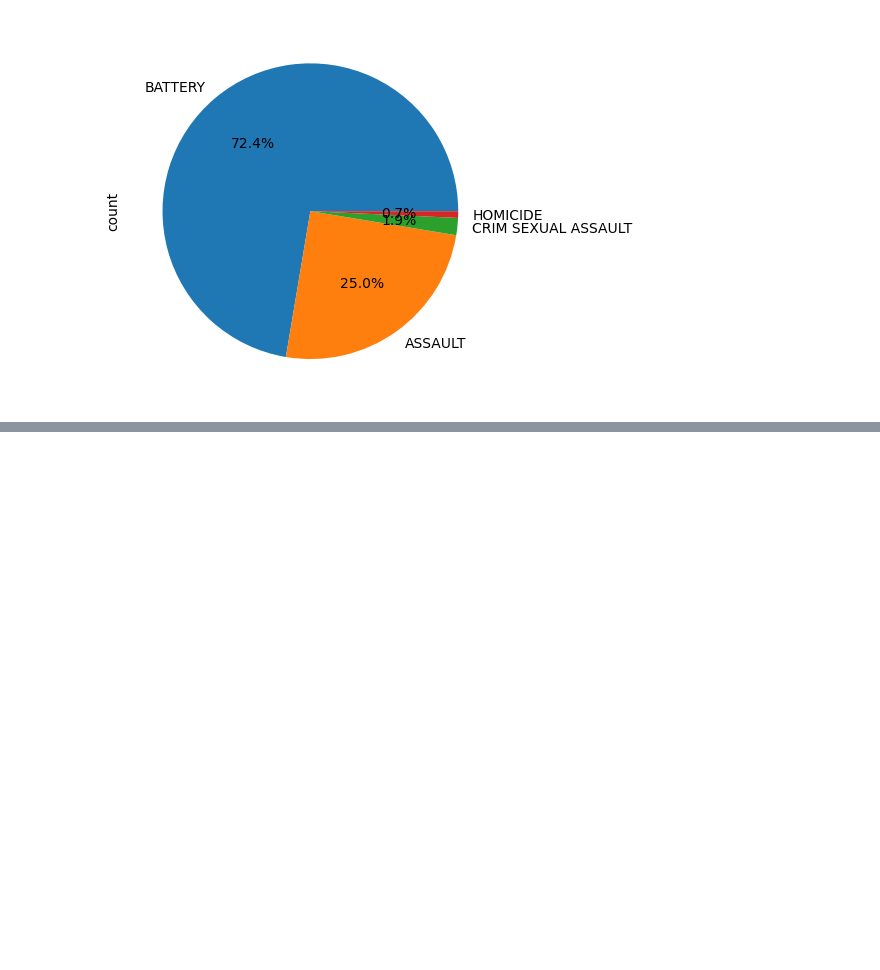
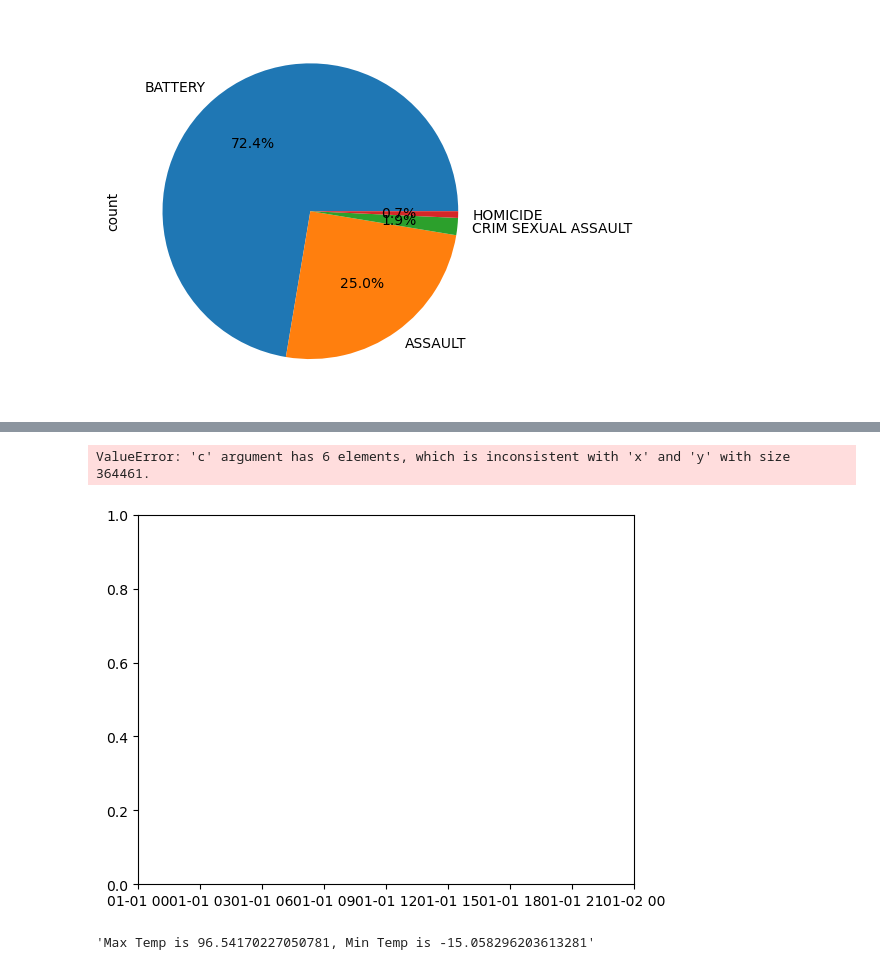
Before and after one commit to KevSantino28/project_1, a Jupyter notebook: data_clean_up.ipynb, the cells around one changed output, grey strips where cells are left out. Cells and saved outputs as stored; diff of their text form; code cells hidden in the pictures; blank space fills up the shorter version.

```diff
--- a/data_clean_up.ipynb
+++ b/data_clean_up.ipynb
@@ -312,6 +302,7 @@ plt.show()
 [figure]
 # %%
 # Pie Charts by year
-crime_data_2012 = crime_data_yearly.loc['2012',:]
-crime_data_2012.head()
+year_of_interest = 2012
+data_for_year = merged_df[merged_df['Year'] == year_of_interest]
+data_for_year.head()
 # %% [output]
@@ -320,0 +315,19 @@ AttributeError: 'DataFrameGroupBy' object has no attribute 'loc'
+# %%
+crime_type_test = data_for_year["Primary Type"].value_counts()
+plt.scatter(merged_df['Date'],merged_df['temperature_2m_max'], c=merged_df["Year"].value_counts())
+clb = plt.colorbar()
+plt.show()
+# %% [output]
+ValueError: 'c' argument has 6 elements, which is inconsistent with 'x' and 'y' with size 364461.
+[figure, added]
+# %%
+#Finding Max & Min Temp across all the Data
+max_value = merged_df['temperature_2m_max'].max()
+max_value
+
+min_value = merged_df['temperature_2m_min'].min()
+min_value
+
+f'Max Temp is {max_value}, Min Temp is {min_value}'
+# %% [output]
+'Max Temp is 96.54170227050781, Min Temp is -15.058296203613281'
```
Also changed, not shown: parts of 9 cells of this notebook.
